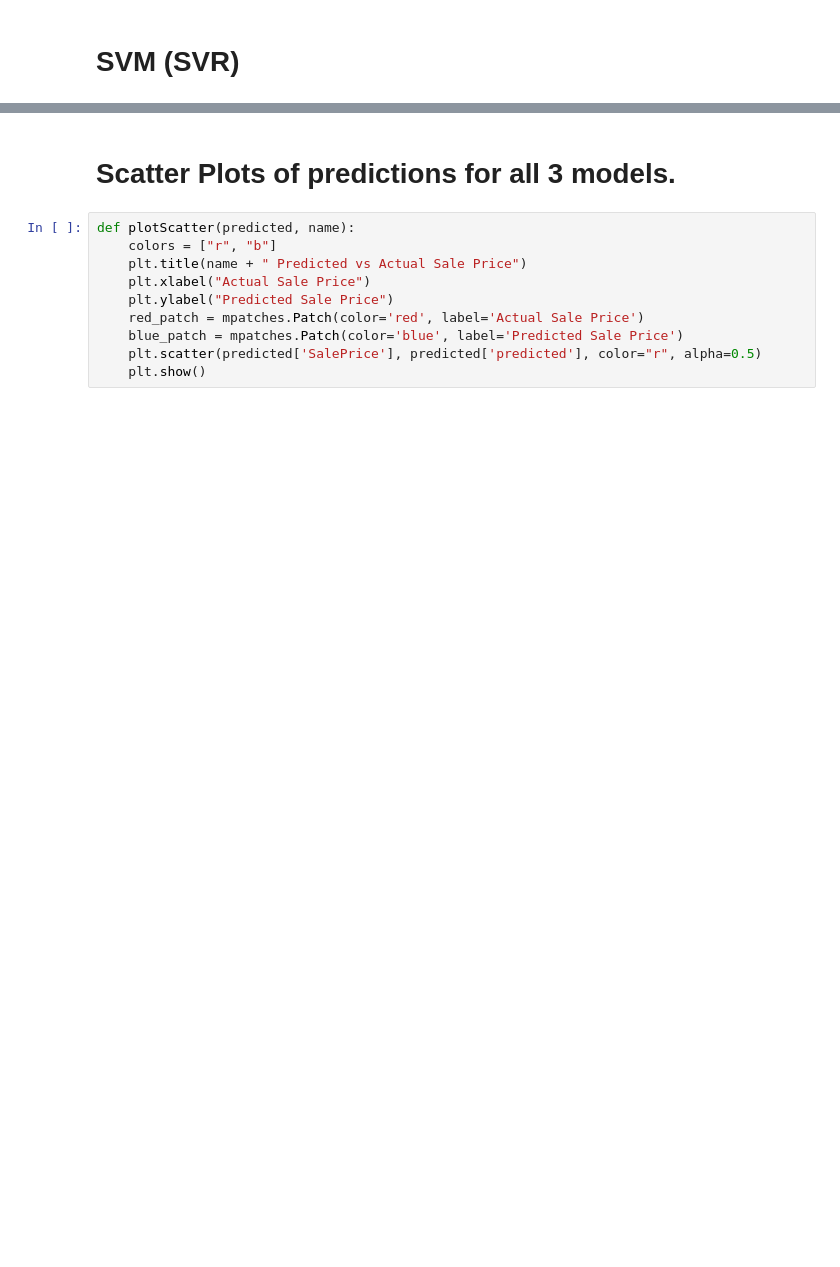
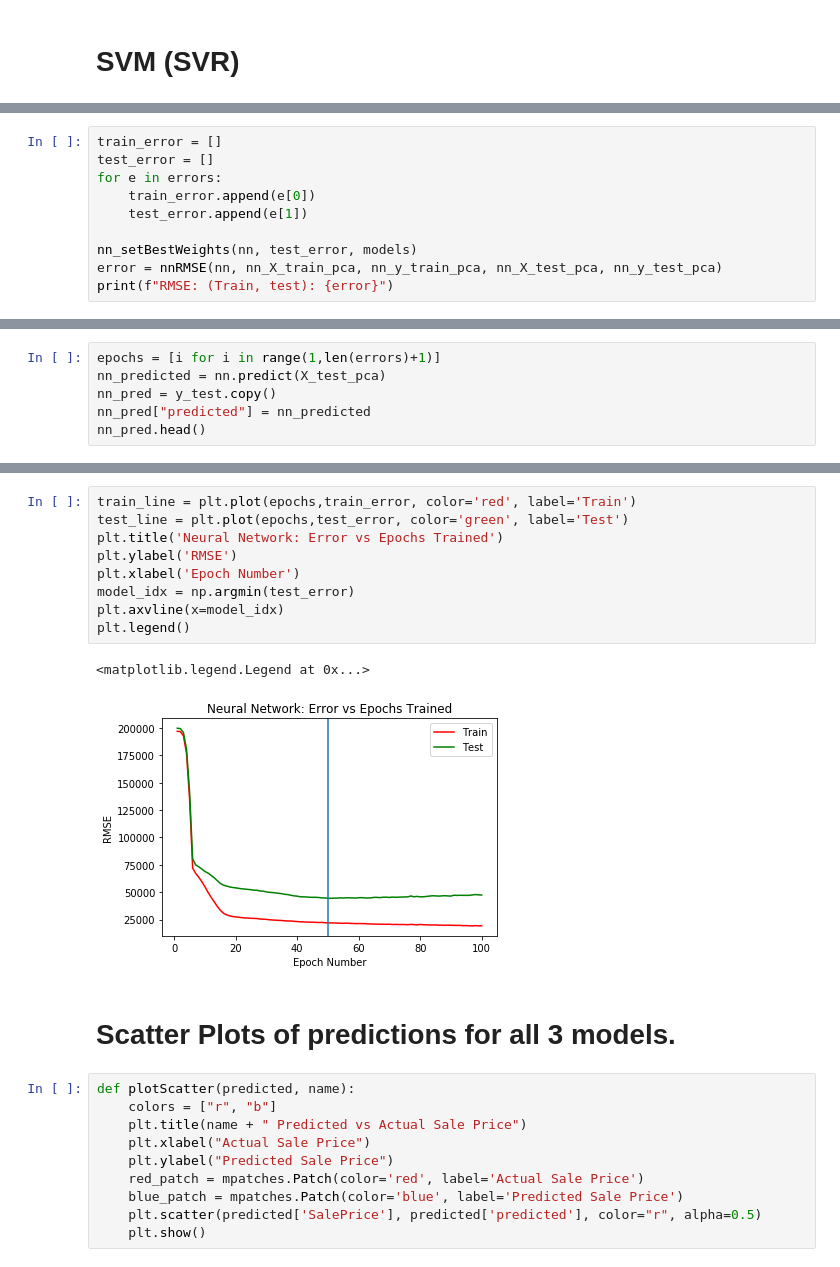
Before and after one commit to rsirosh/Predicting-Housing-Prices-CS373, a Jupyter notebook: clean merged with master.ipynb, the cells around one changed output, grey strips where cells are left out. Saved outputs shown, nothing was run; the diff lists cells and outputs as text; blank space fills up the shorter version.

Commit message:
Add neural network

```diff
--- a/clean merged with master.ipynb
+++ b/clean merged with master.ipynb
@@ -283,0 +411,10 @@ svr_pred.head()
+# %%
+train_error = []
+test_error = []
+for e in errors:
+    train_error.append(e[0])
+    test_error.append(e[1])
+
+nn_setBestWeights(nn, test_error, models)
+error = nnRMSE(nn, nn_X_train_pca, nn_y_train_pca, nn_X_test_pca, nn_y_test_pca)
+print(f"RMSE: (Train, test): {error}")
@@ -283,0 +424,6 @@ svr_pred.head()
+# %%
+epochs = [i for i in range(1,len(errors)+1)]
+nn_predicted = nn.predict(X_test_pca)
+nn_pred = y_test.copy()
+nn_pred["predicted"] = nn_predicted
+nn_pred.head()
@@ -284,3 +437,15 @@ svr_pred.head()
+# %%
+train_line = plt.plot(epochs,train_error, color='red', label='Train')
+test_line = plt.plot(epochs,test_error, color='green', label='Test')
+plt.title('Neural Network: Error vs Epochs Trained')
+plt.ylabel('RMSE')
+plt.xlabel('Epoch Number')
+model_idx = np.argmin(test_error)
+plt.axvline(x=model_idx)
+plt.legend()
+# %% [output]
+<matplotlib.legend.Legend at 0x...>
+[figure, added]
 # %% [markdown]
 # Scatter Plots of predictions for all 3 models.
 # %%
```
Also changed, not shown: parts of 12 cells of this notebook.
